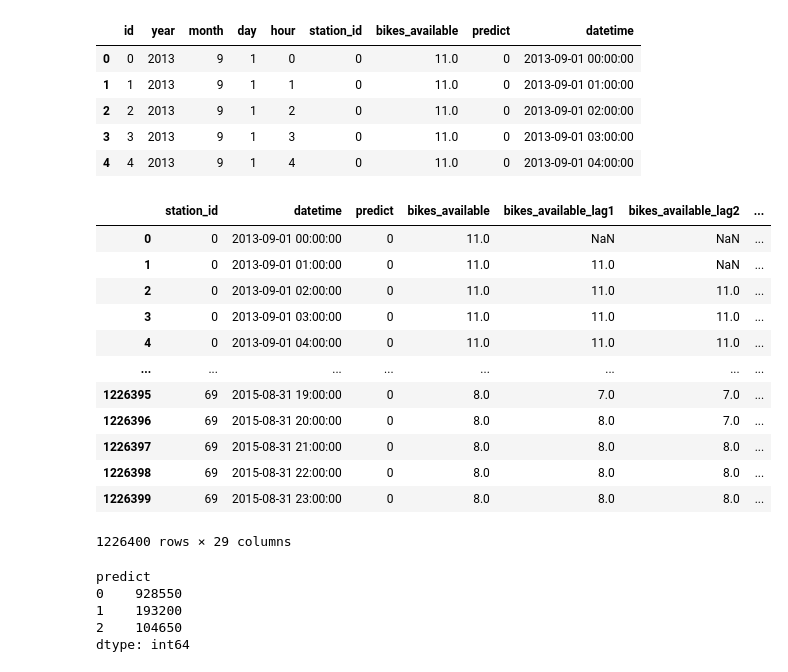
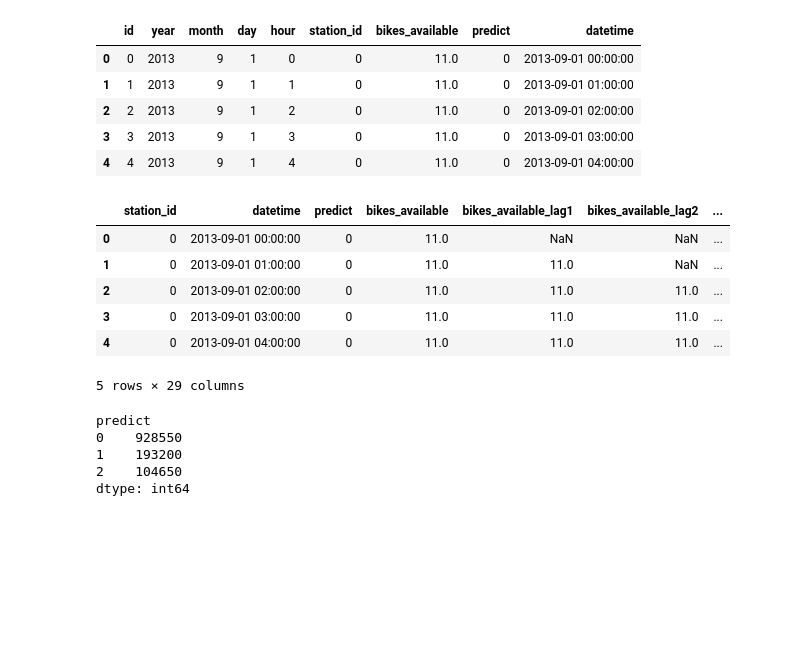
Before and after one commit to snoopy0420/atma_udemy, a Jupyter notebook: notebooks/baseline_LGBM.ipynb, the cells around one changed output. Saved outputs shown, nothing was run; the diff lists cells and outputs as text; code cells hidden in the pictures; blank space fills up the shorter version.

```diff
--- a/notebooks/baseline_LGBM.ipynb
+++ b/notebooks/baseline_LGBM.ipynb
@@ -426,7 +426,10 @@ df_status.head()
 | 3 | 3 | 2013 | 9 | 1 | 3 | 0 | 11.0 | 0 | 2013-09-01 03:00:00 |
 | 4 | 4 | 2013 | 9 | 1 | 4 | 0 | 11.0 | 0 | 2013-09-01 04:00:00 |
 # %%
-df_key = df_status[["station_id", "datetime", "predict"]].copy()
+df_key = df_status[["station_id", "datetime"]].copy()
+# %%
+# predict
+df_predict = df_status[["station_id", "datetime", "predict"]].copy()
 # %%
 # ラグ特徴量を作成する
 lags = 24
@@ -442,24 +445,19 @@ df_weekday = df_status.copy()[["datetime"]].drop_duplicates()
 df_weekday["weekday"] = df_weekday["datetime"].dt.weekday
 # %%
 df_main = df_key.copy()
+df_main = pd.merge(df_main, df_predict, on=["station_id","datetime"], how="left")
 df_main = pd.merge(df_main, df_lag, on=["station_id","datetime"], how="left")
 df_main = pd.merge(df_main, df_weekday, on=["datetime"], how="left")
 # %%
-df_main
+df_main.head()
 # %% [output]
 |  | station_id | datetime | predict | bikes_available | bikes_available_lag1 | bikes_available_lag2 | ... |
 | 0 | 0 | 2013-09-01 00:00:00 | 0 | 11.0 | NaN | NaN | ... |
 | 1 | 0 | 2013-09-01 01:00:00 | 0 | 11.0 | 11.0 | NaN | ... |
 | 2 | 0 | 2013-09-01 02:00:00 | 0 | 11.0 | 11.0 | 11.0 | ... |
 | 3 | 0 | 2013-09-01 03:00:00 | 0 | 11.0 | 11.0 | 11.0 | ... |
 | 4 | 0 | 2013-09-01 04:00:00 | 0 | 11.0 | 11.0 | 11.0 | ... |
-| ... | ... | ... | ... | ... | ... | ... | ... |
-| 1226395 | 69 | 2015-08-31 19:00:00 | 0 | 8.0 | 7.0 | 7.0 | ... |
-| 1226396 | 69 | 2015-08-31 20:00:00 | 0 | 8.0 | 8.0 | 7.0 | ... |
-| 1226397 | 69 | 2015-08-31 21:00:00 | 0 | 8.0 | 8.0 | 8.0 | ... |
-| 1226398 | 69 | 2015-08-31 22:00:00 | 0 | 8.0 | 8.0 | 8.0 | ... |
-| 1226399 | 69 | 2015-08-31 23:00:00 | 0 | 8.0 | 8.0 | 8.0 | ... |
-1226400 rows × 29 columns
+5 rows × 29 columns
 # %%
 # 学習用データセット化
 # %%
```
Also changed, not shown: parts of 27 cells of this notebook, 4 other files.
